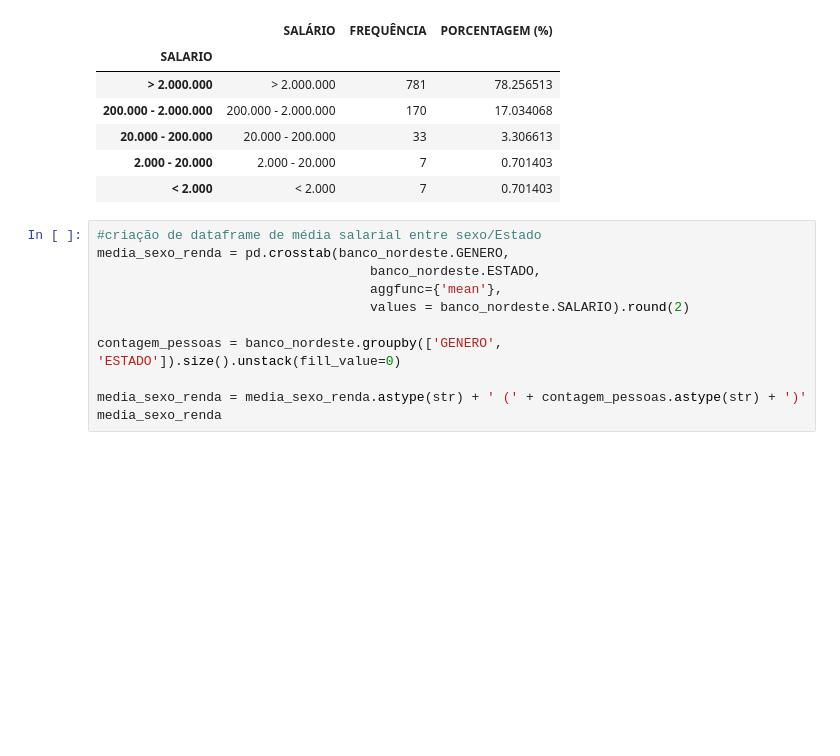
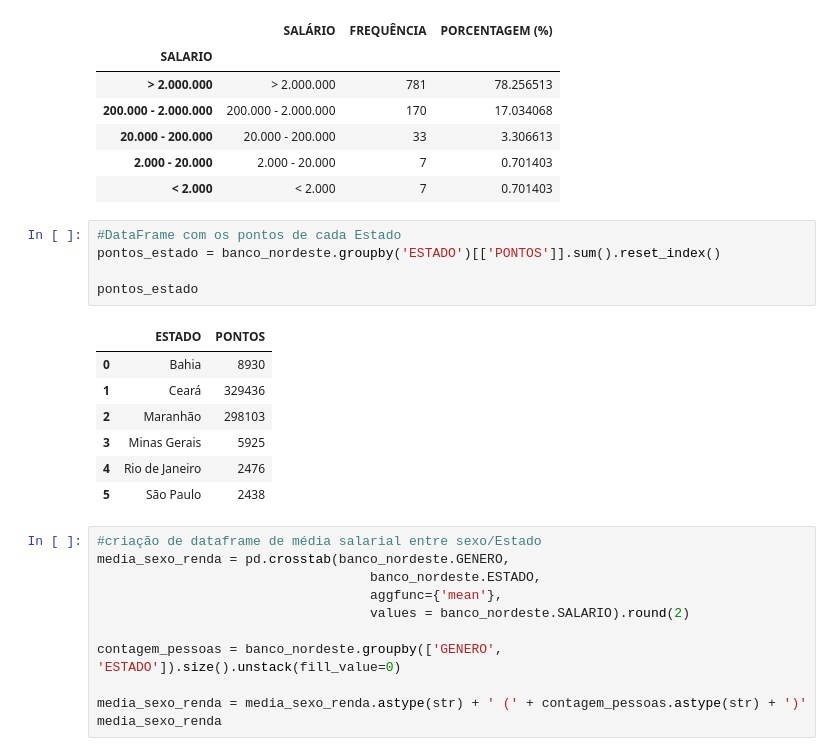
Before and after one commit to miihsoraya/Trilhas-Inova-5, a Jupyter notebook: 5_desafio_inova.ipynb, the cells around one changed output. Drawn from its saved outputs; the diff is of its cells as text; blank space fills up the shorter version.

Commit message:
Add dataframe pontos_estado

```diff
--- a/5_desafio_inova.ipynb
+++ b/5_desafio_inova.ipynb
@@ -237,6 +237,19 @@ freq_quantitativas
 | 20.000 - 200.000 | 20.000 - 200.000 | 33 | 3.306613 |
 | 2.000 - 20.000 | 2.000 - 20.000 | 7 | 0.701403 |
 | < 2.000 | < 2.000 | 7 | 0.701403 |
+# %%
+#DataFrame com os pontos de cada Estado
+pontos_estado = banco_nordeste.groupby('ESTADO')[['PONTOS']].sum().reset_index()
+
+pontos_estado
+# %% [output]
+|  | ESTADO | PONTOS |
+| 0 | Bahia | 8930 |
+| 1 | Ceará | 329436 |
+| 2 | Maranhão | 298103 |
+| 3 | Minas Gerais | 5925 |
+| 4 | Rio de Janeiro | 2476 |
+| 5 | São Paulo | 2438 |
 # %%
 #criação de dataframe de média salarial entre sexo/Estado
 media_sexo_renda = pd.crosstab(banco_nordeste.GENERO,
```
Also changed, not shown: parts of 2 cells of this notebook.
